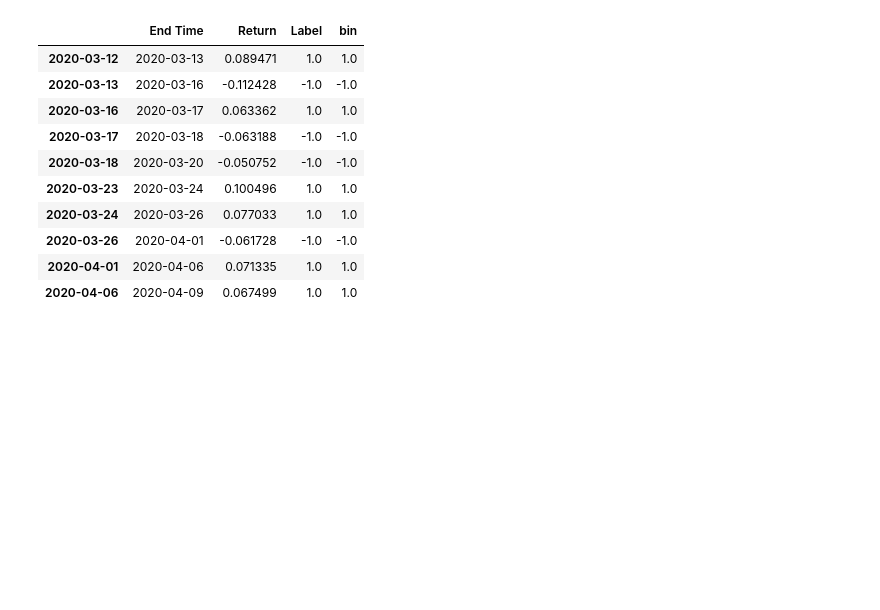
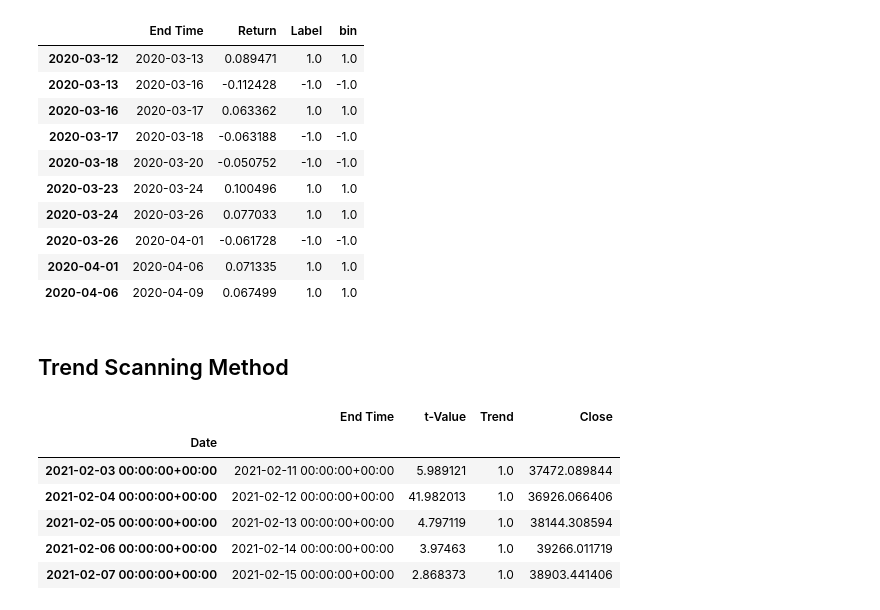
Before and after one commit to RiskLabAI/Notebooks.py, a Jupyter notebook: data/labeling/Labeling-py.ipynb, the cells around one changed output. Cells and saved outputs as stored; diff of their text form; code cells hidden in the pictures; blank space fills up the shorter version.

Commit message:
structures started

```diff
--- a/data/labeling/Labeling-py.ipynb
+++ b/data/labeling/Labeling-py.ipynb
@@ -73,3 +106,5 @@ ohlcv.head()
+# %%
+btc = yf.Ticker('BTC-USD').history(start='2021-02-03', end='2021-04-01')['Close']
 # %% [markdown]
 # Analytics
 # %% [markdown]
@@ -314,3 +341,17 @@ events4.head(10)
 | 2020-03-26 | 2020-04-01 | -0.061728 | -1.0 | -1.0 |
 | 2020-04-01 | 2020-04-06 | 0.071335 | 1.0 | 1.0 |
 | 2020-04-06 | 2020-04-09 | 0.067499 | 1.0 | 1.0 |
+# %% [markdown]
+## Trend Scanning Method
+# %%
+trends = find_trend_using_trend_scanning(btc.index, btc, [3, 10, 1])
+trends = pd.concat([trends, btc], axis=1).dropna()
+trends.head()
+# %% [output]
+|  | End Time | t-Value | Trend | Close |
+| Date |  |  |  |  |
+| 2021-02-03 00:00:00+00:00 | 2021-02-11 00:00:00+00:00 | 5.989121 | 1.0 | 37472.089844 |
+| 2021-02-04 00:00:00+00:00 | 2021-02-12 00:00:00+00:00 | 41.982013 | 1.0 | 36926.066406 |
+| 2021-02-05 00:00:00+00:00 | 2021-02-13 00:00:00+00:00 | 4.797119 | 1.0 | 38144.308594 |
+| 2021-02-06 00:00:00+00:00 | 2021-02-14 00:00:00+00:00 | 3.97463 | 1.0 | 39266.011719 |
+| 2021-02-07 00:00:00+00:00 | 2021-02-15 00:00:00+00:00 | 2.868373 | 1.0 | 38903.441406 |
```
Also changed, not shown: parts of 17 cells of this notebook, 1 other file.
